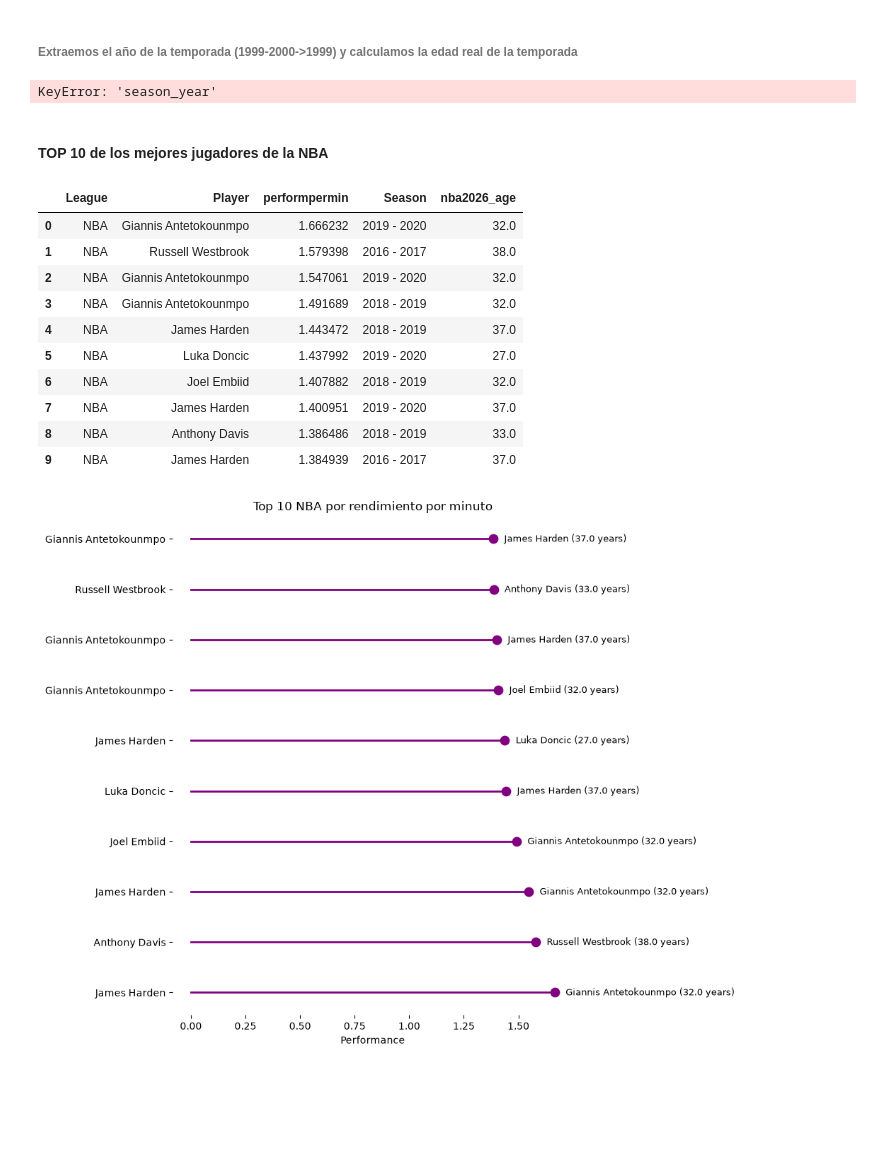
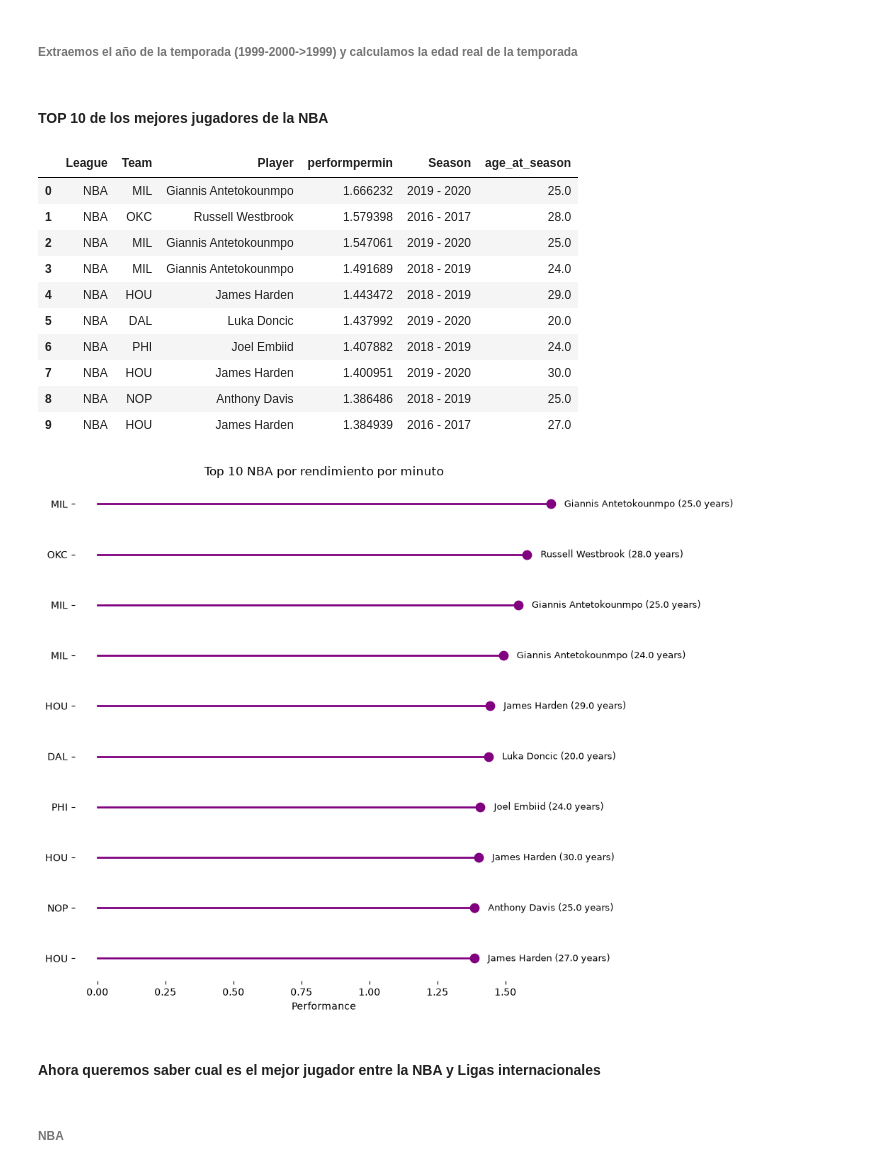
Before and after one commit to c0sh1/basketball_stats_analysis, a Jupyter notebook: Notebook/EDA.ipynb, the cells around one changed output. Drawn from its saved outputs; the diff is of its cells as text; code cells hidden in the pictures; blank space fills up the shorter version.

```diff
--- a/Notebook/EDA.ipynb
+++ b/Notebook/EDA.ipynb
@@ -369,7 +369,9 @@ plt.show()
 # %% [markdown]
 #### Quiero saber la edad que tenían en su PRIME por lo que generamos una columna donde aparezca restandole 2026 al birth_year
 # %%
-df_int_f['2026_age'] = 2026 - df_int_f['birth_year']
+df_int_f['season_year'] = df_int_f['Season'].str[:4].astype(int)
+
+df_int_f['age_at_season'] = df_int_f['season_year'] - df_int_f['birth_year']
 # %% [markdown]
 #### Quienes son el top 1 de jugadores de cada liga y de qué temporada (año es)
 # %%
@@ -387,7 +389,7 @@ df_int_f['2026_age'] = 2026 - df_int_f['birth_year']
 top1_perform = (
     df_int_f.loc[
         df_int_f.groupby('League')['performpermin'].idxmax(),
-        ['League', 'Player', 'performpermin', 'Season', '2026_age']
+        ['League', 'Player', 'performpermin', 'Season', 'age_at_season']
     ]
     .sort_values('performpermin', ascending=False)
     .reset_index(drop=True)
@@ -476,14 +478,12 @@ df_nba_f['performpermin'] = df_nba_f['performance'] / df_nba_f['MIN']
 # %%
 df_nba_f['season_year'] = df_nba_f['Season'].str[:4].astype(int)
 # %%
-df_int_f['age_at_season'] = df_int_f['season_year'] - df_int_f['birth_year']
+df_nba_f['age_at_season'] = df_nba_f['season_year'] - df_nba_f['birth_year']
-# %% [output]
-KeyError: 'season_year'
 # %% [markdown]
 #### TOP 10 de los mejores jugadores de la NBA
 # %%
 top1_nba_perform = (
-    df_nba_f[['League', 'Player', 'performpermin', 'Season', 'nba2026_age']]
+    df_nba_f[['League', 'Team', 'Player', 'performpermin', 'Season', 'age_at_season']]
 
     .sort_values('performpermin', ascending=False)
     .head(10)
@@ -492,53 +492,54 @@ top1_nba_perform = (
 
 top1_nba_perform
 # %% [output]
-|  | League | Player | performpermin | Season | nba2026_age |
-| 0 | NBA | Giannis Antetokounmpo | 1.666232 | 2019 - 2020 | 32.0 |
-| 1 | NBA | Russell Westbrook | 1.579398 | 2016 - 2017 | 38.0 |
-| 2 | NBA | Giannis Antetokounmpo | 1.547061 | 2019 - 2020 | 32.0 |
-| 3 | NBA | Giannis Antetokounmpo | 1.491689 | 2018 - 2019 | 32.0 |
-| 4 | NBA | James Harden | 1.443472 | 2018 - 2019 | 37.0 |
-| 5 | NBA | Luka Doncic | 1.437992 | 2019 - 2020 | 27.0 |
-| 6 | NBA | Joel Embiid | 1.407882 | 2018 - 2019 | 32.0 |
-| 7 | NBA | James Harden | 1.400951 | 2019 - 2020 | 37.0 |
-| 8 | NBA | Anthony Davis | 1.386486 | 2018 - 2019 | 33.0 |
-| 9 | NBA | James Harden | 1.384939 | 2016 - 2017 | 37.0 |
+|  | League | Team | Player | performpermin | Season | age_at_season |
+| 0 | NBA | MIL | Giannis Antetokounmpo | 1.666232 | 2019 - 2020 | 25.0 |
+| 1 | NBA | OKC | Russell Westbrook | 1.579398 | 2016 - 2017 | 28.0 |
+| 2 | NBA | MIL | Giannis Antetokounmpo | 1.547061 | 2019 - 2020 | 25.0 |
+| 3 | NBA | MIL | Giannis Antetokounmpo | 1.491689 | 2018 - 2019 | 24.0 |
+| 4 | NBA | HOU | James Harden | 1.443472 | 2018 - 2019 | 29.0 |
+| 5 | NBA | DAL | Luka Doncic | 1.437992 | 2019 - 2020 | 20.0 |
+| 6 | NBA | PHI | Joel Embiid | 1.407882 | 2018 - 2019 | 24.0 |
+| 7 | NBA | HOU | James Harden | 1.400951 | 2019 - 2020 | 30.0 |
+| 8 | NBA | NOP | Anthony Davis | 1.386486 | 2018 - 2019 | 25.0 |
+| 9 | NBA | HOU | James Harden | 1.384939 | 2016 - 2017 | 27.0 |
 # %%
-top10 = top1_nba_perform.sort_values('performpermin', ascending=True)
+top10 = top1_nba_perform.sort_values('performpermin', ascending=True).reset_index(drop=True)
 
 plt.figure(figsize=(10,8))
 
-# Línea horizontal por jugador
 for i, row in top10.iterrows():
     plt.plot(
         [0, row['performpermin']],
         [i, i],
         color='purple',
         linewidth=2
     )
     plt.scatter(
         row['performpermin'],
         i,
         color='purple',
         s=80
     )
     plt.text(
         row['performpermin'] + 0.05,
         i,
-        f"{row['Player']} ({row['nba2026_age']} years)",
+        f"{row['Player']} ({row['age_at_season']} years)",
         va='center',
         fontsize=9
     )
 
-# Quitamos los bordes del cuadrado de los ejes
 for spine in plt.gca().spines.values():
     spine.set_visible(False)
 
-
-plt.yticks(range(len(top10)), top10['Player'])
+plt.yticks(range(len(top10)), top10['Team'])
 plt.xlabel('Performance')
 plt.title('Top 10 NBA por rendimiento por minuto')
 plt.tight_layout()
 plt.show()
 # %% [output]
-[figure, old version]
+[figure, new version]
+# %% [markdown]
+#### Ahora queremos saber cual es el mejor jugador entre la NBA y Ligas internacionales
+# %% [markdown]
+###### NBA
```
Also changed, not shown: parts of 23 cells of this notebook.
